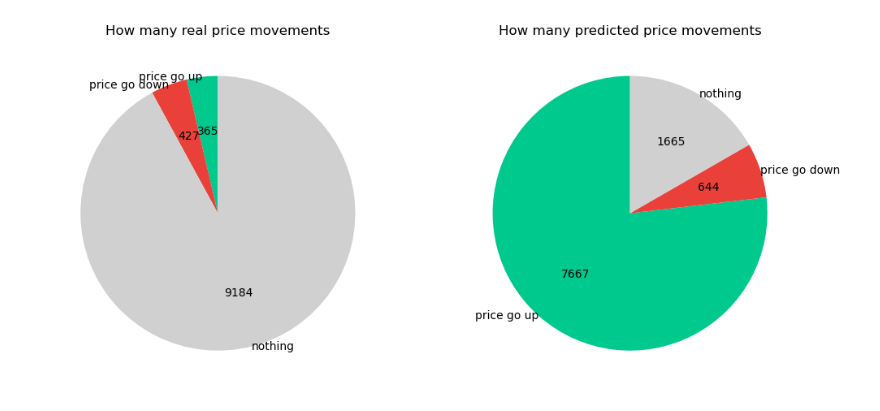
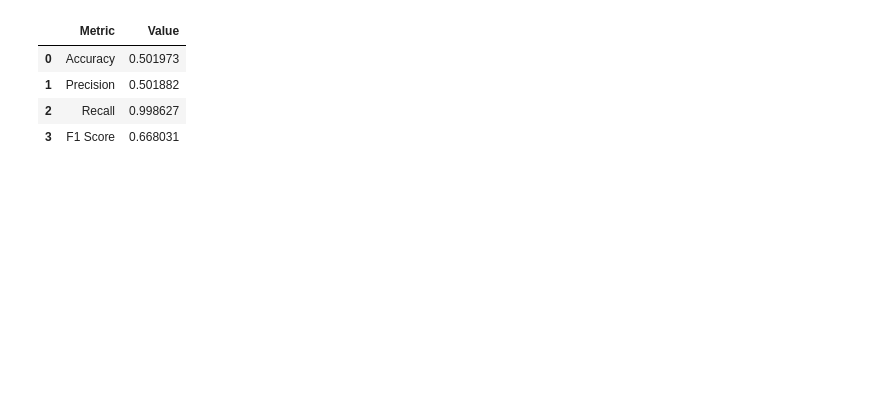
Before and after one commit to pribylr/bp, a Jupyter notebook: autoformer_predict_price.ipynb, the cells around one changed output. Drawn from its saved outputs; the diff is of its cells as text; code cells hidden in the pictures; blank space fills up the shorter version.

```diff
--- a/autoformer_predict_price.ipynb
+++ b/autoformer_predict_price.ipynb
@@ -205,6 +115,9 @@ pred_ternary_classes = data_processor.create_ternary_classification_classes(pred
-# %%
-visualizer.pie_number_of_price_movements_ternary(real_ternary_classes, pred_ternary_classes)
-# %% [output]
-[figure, removed]
 # %%
-accuracy, precision, recall, f1 = data_processor.create_metrics_from_classes_ternary(real_ternary_classes, pred_ternary_classes)
+accuracy, precision, recall, f1 = data_processor.create_metrics_from_classes_binary(real_classes, pred_classes)
+visualizer.create_metrics_df(accuracy, precision, recall, f1)
+# %% [output]
+|  | Metric | Value |
+| 0 | Accuracy | 0.501973 |
+| 1 | Precision | 0.501882 |
+| 2 | Recall | 0.998627 |
+| 3 | F1 Score | 0.668031 |
```
Also changed, not shown: parts of 39 cells of this notebook.
